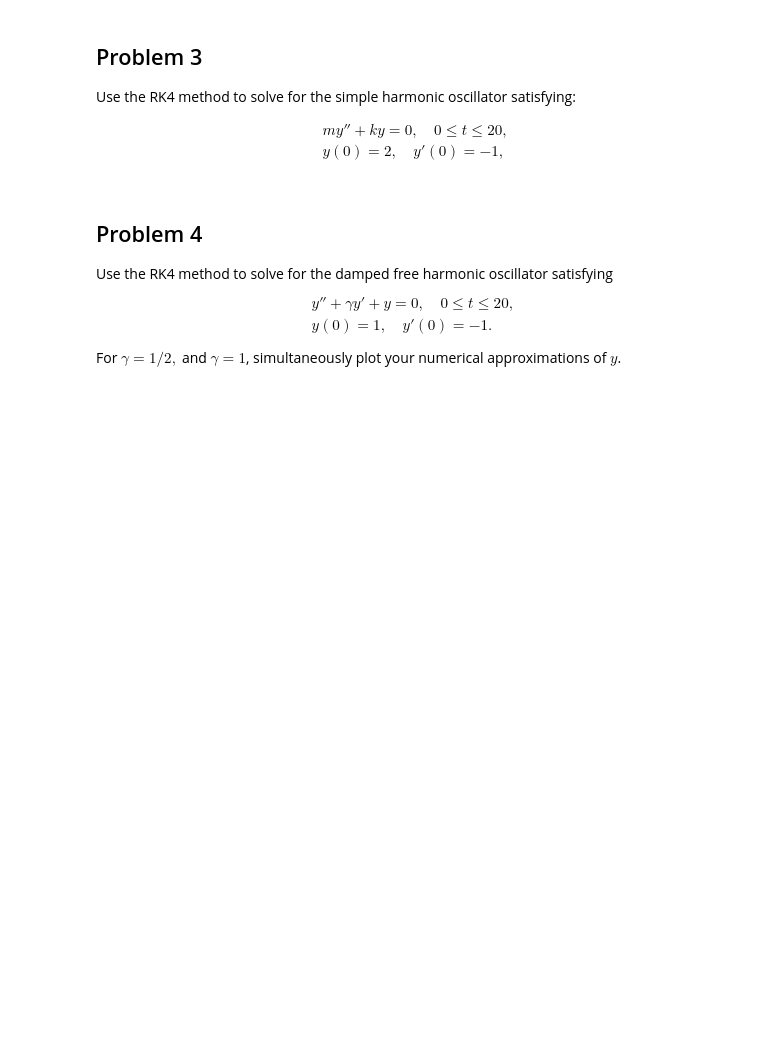
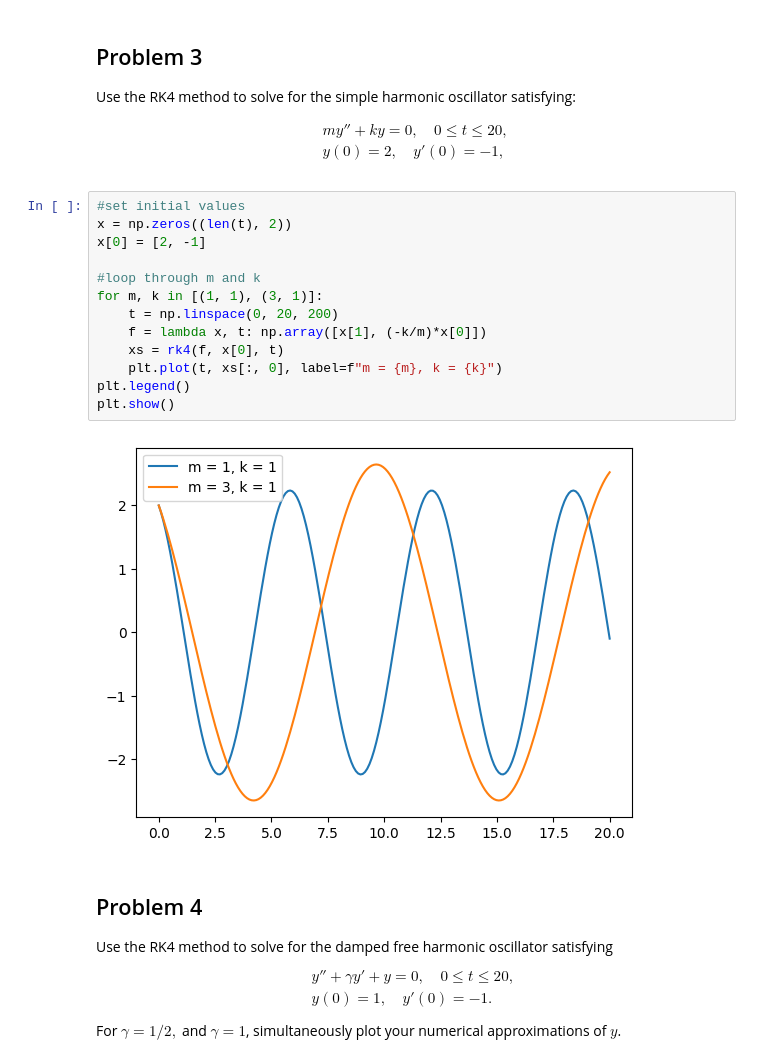
Before and after one commit to sophieggee/model-control, a Jupyter notebook: IVP/ivp.ipynb, the cells around one changed output. Saved outputs shown, nothing was run; the diff lists cells and outputs as text; blank space fills up the shorter version.

```diff
--- a/IVP/ivp.ipynb
+++ b/IVP/ivp.ipynb
@@ -79,6 +167,21 @@ $$\begin{align}
 y'(0) = -1,
 	\end{split}
 \end{align}$$
+# %%
+#set initial values
+x = np.zeros((len(t), 2))
+x[0] = [2, -1]
+
+#loop through m and k
+for m, k in [(1, 1), (3, 1)]:
+    t = np.linspace(0, 20, 200)
+    f = lambda x, t: np.array([x[1], (-k/m)*x[0]])
+    xs = rk4(f, x[0], t)
+    plt.plot(t, xs[:, 0], label=f"m = {m}, k = {k}")
+plt.legend()
+plt.show()
+# %% [output]
+[figure, added]
 # %% [markdown]
 ## Problem 4
 
```
Also changed, not shown: parts of 7 cells of this notebook.
